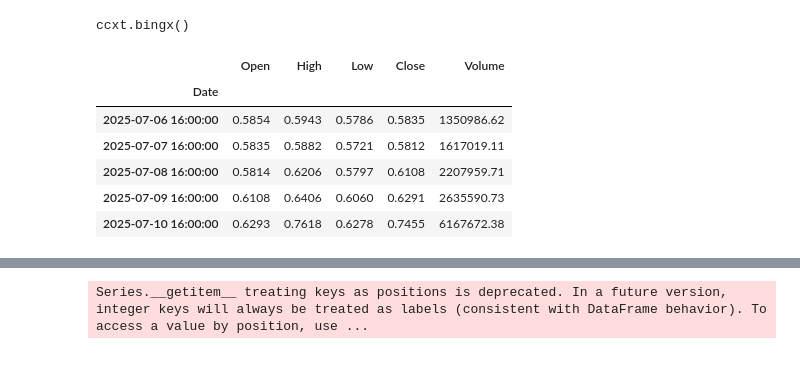
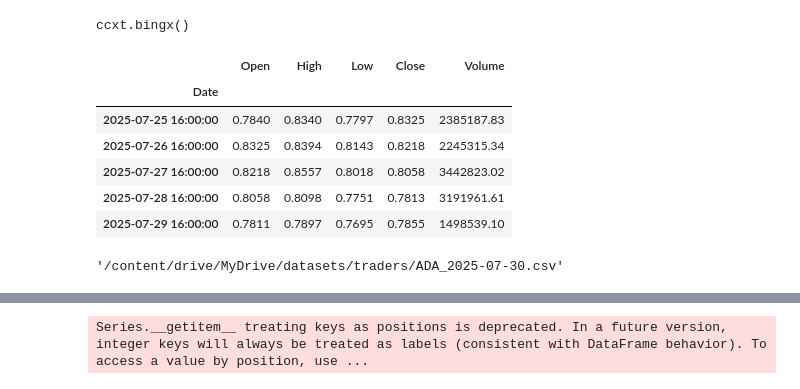
Before and after one commit to Nekhaenko/BigData1, a Jupyter notebook: Untitled14_1.ipynb, the cells around one changed output, grey strips where cells are left out. Saved outputs shown, nothing was run; the diff lists cells and outputs as text; code cells hidden in the pictures.

```diff
--- a/Untitled14_1.ipynb
+++ b/Untitled14_1.ipynb
@@ -89,0 +62,2 @@ def get_history(symbol, interval, start = None, limit = 1000):
+# %%
+data = exchange.fetchOHLCV(symbol = "ADA/USDT", timeframe = "1d", limit = 2100)
@@ -90,15 +69,18 @@ def get_history(symbol, interval, start = None, limit = 1000):
 # %%
-df = get_history(symbol = "ADA/USDT", interval = "1d", limit = 1000) # last 200 bars (limit == 200)
+# df = get_history(symbol = "ADA/USDT", interval = "1d", limit = 1000) # last 200 bars (limit == 200)
 df.tail()
 # %% [output]
 |  | Open | High | Low | Close | Volume |
 | Date |  |  |  |  |  |
-| 2025-07-06 16:00:00 | 0.5854 | 0.5943 | 0.5786 | 0.5835 | 1350986.62 |
-| 2025-07-07 16:00:00 | 0.5835 | 0.5882 | 0.5721 | 0.5812 | 1617019.11 |
-| 2025-07-08 16:00:00 | 0.5814 | 0.6206 | 0.5797 | 0.6108 | 2207959.71 |
-| 2025-07-09 16:00:00 | 0.6108 | 0.6406 | 0.6060 | 0.6291 | 2635590.73 |
-| 2025-07-10 16:00:00 | 0.6293 | 0.7618 | 0.6278 | 0.7455 | 6167672.38 |
+| 2025-07-25 16:00:00 | 0.7840 | 0.8340 | 0.7797 | 0.8325 | 2385187.83 |
+| 2025-07-26 16:00:00 | 0.8325 | 0.8394 | 0.8143 | 0.8218 | 2245315.34 |
+| 2025-07-27 16:00:00 | 0.8218 | 0.8557 | 0.8018 | 0.8058 | 3442823.02 |
+| 2025-07-28 16:00:00 | 0.8058 | 0.8098 | 0.7751 | 0.7813 | 3191961.61 |
+| 2025-07-29 16:00:00 | 0.7811 | 0.7897 | 0.7695 | 0.7855 | 1498539.10 |
 # %%
 date = pd.to_datetime('now').date()
-
-df.to_csv(f'/content/drive/MyDrive/datasets/traders/ADA_{date}.csv')
+pth = f'/content/drive/MyDrive/datasets/traders/ADA_{date}.csv'
+df.to_csv(pth)
+pth
+# %% [output]
+'/content/drive/MyDrive/datasets/traders/ADA_2025-07-30.csv'
```
Also changed, not shown: parts of 27 cells of this notebook.
